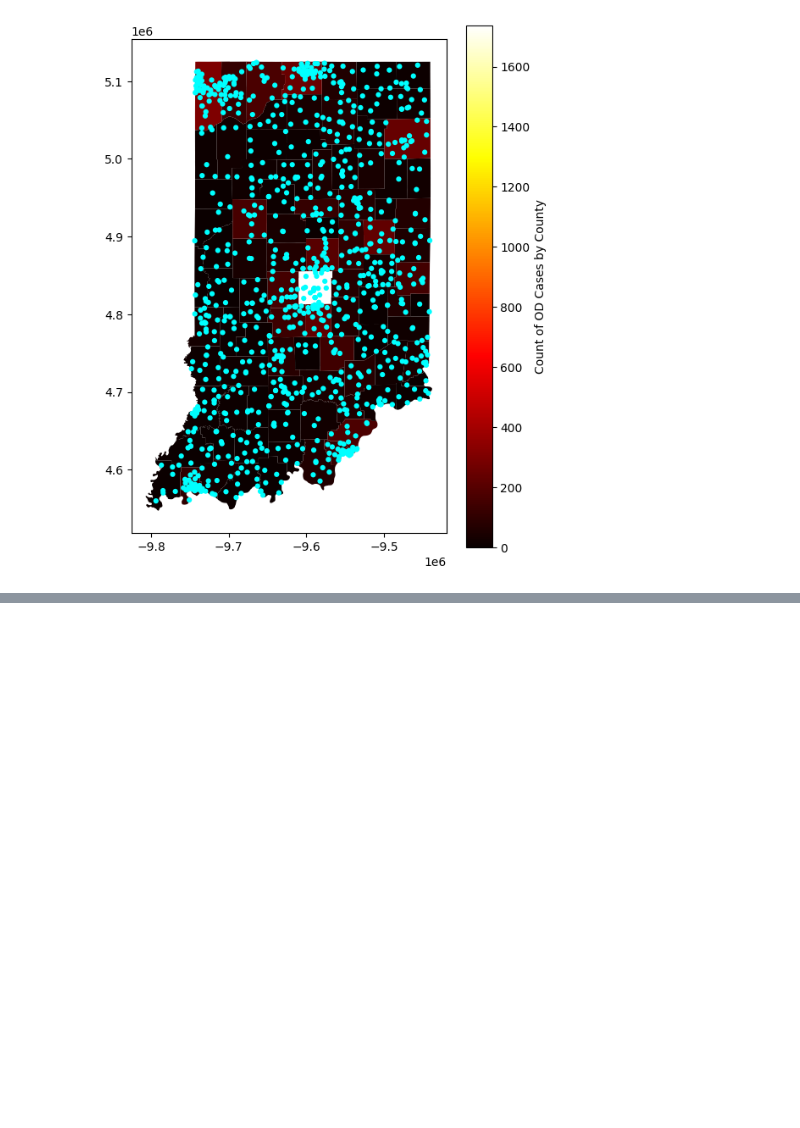
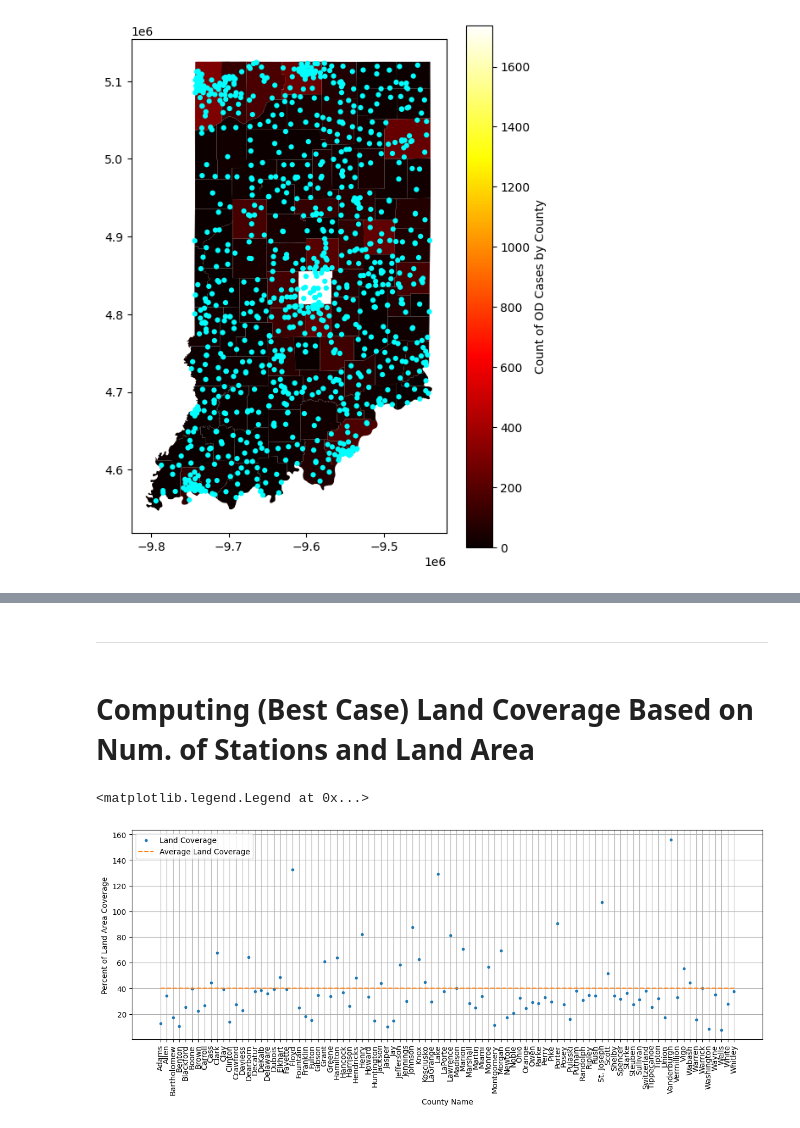
Before and after one commit to jsonirobots/biomed_system_sim, a Jupyter notebook: raw_data_vis.ipynb, the cells around one changed output, grey strips where cells are left out. Drawn from its saved outputs; the diff is of its cells as text; code cells hidden in the pictures; blank space fills up the shorter version.

```diff
--- a/raw_data_vis.ipynb
+++ b/raw_data_vis.ipynb
@@ -154,0 +157,29 @@ plt.show()
+# %% [markdown]
+<hr>
+# %% [markdown]
+# Computing (Best Case) Land Coverage Based on Num. of Stations and Land Area
+# %%
+stationsPerCounty = []
+percentCovered = []
+radius = 3.4e3 # m
+area = np.pi*radius**2
+for county_shape,county_area in zip(od_dfs[0]['geometry'],od_dfs[0]['aland']):
+    stations = sum(county_shape.contains(fire_pts['geometry']))
+    stationsPerCounty.append(stations)
+    percentCovered.append((float(stations)*area)/float(county_area)*100)
+od_dfs[0]['stations'] = stationsPerCounty
+od_dfs[0]['coverage'] = percentCovered
+od_dfs[0]['avgcover'] = np.average(percentCovered)
+# %%
+fig,ax = plt.subplots(1,1)
+fig.set_size_inches(15,5)
+ax.plot(od_dfs[0]['coverage'],'.')
+ax.plot(od_dfs[0]['avgcover'],'--')
+ax.tick_params(axis='x', labelrotation = 90)
+plt.grid()
+plt.xlabel("County Name")
+plt.ylabel("Percent of Land Area Coverage")
+plt.legend(["Land Coverage","Average Land Coverage"])
+# %% [output]
+<matplotlib.legend.Legend at 0x...>
+[figure, added]
```
Also changed, not shown: parts of 6 cells of this notebook, 22 other files.
